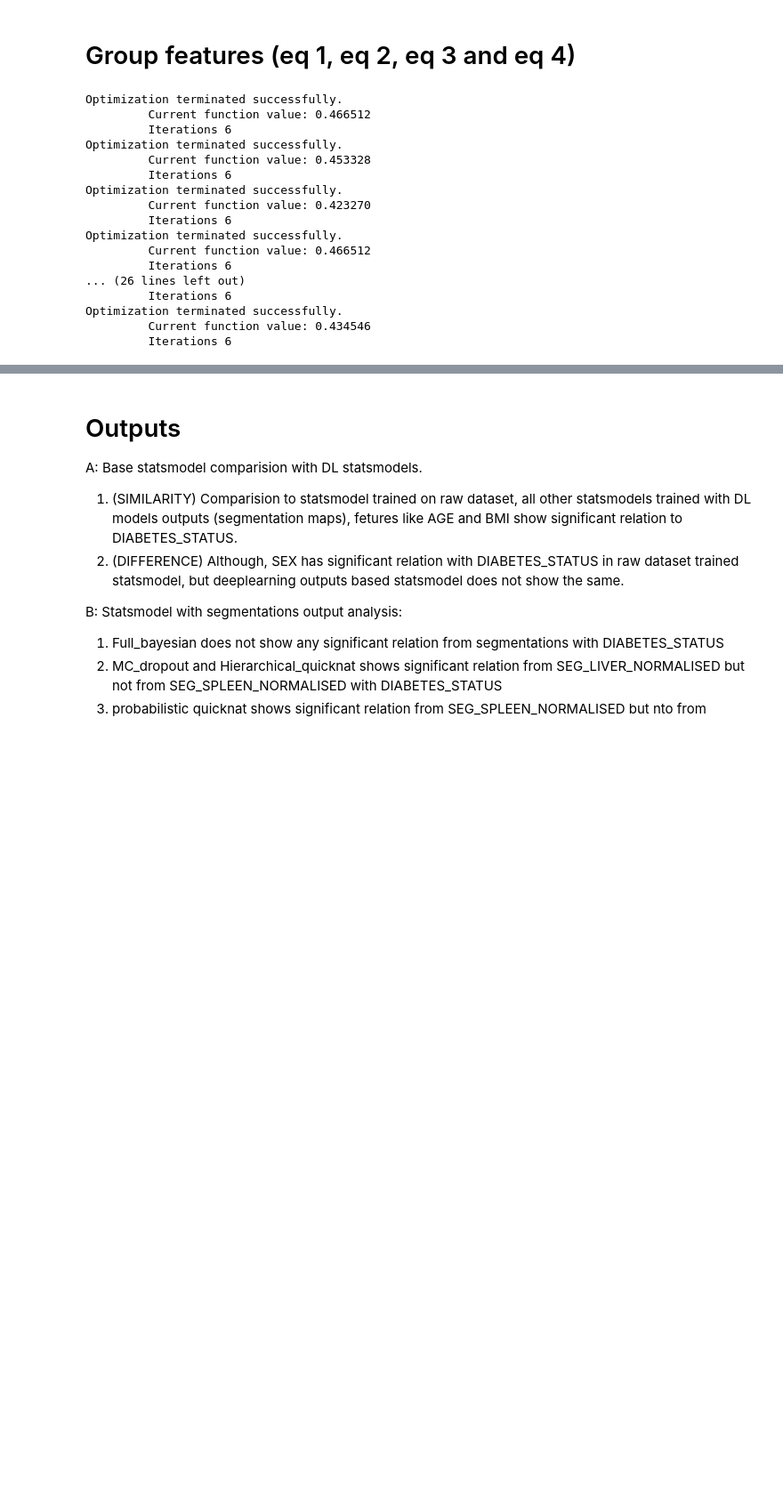
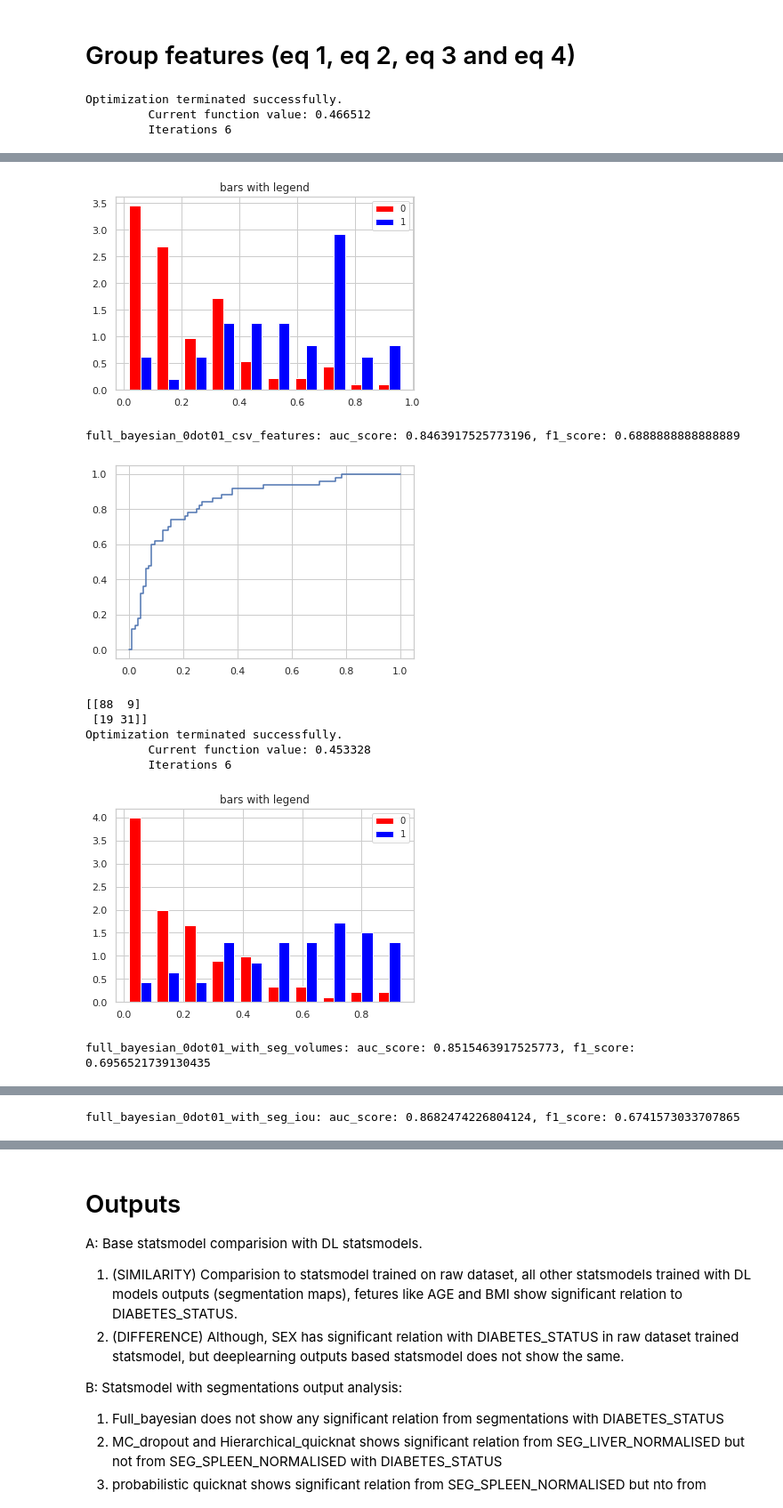
Before and after one commit to jyotirmay123/BNN-for-Uncertainty-Estimation-of-Imaging-Biomarkers, a Jupyter notebook: diabetes_classification.ipynb, the cells around one changed output, grey strips where cells are left out. Shown at 89% size. Saved outputs shown, nothing was run; the diff lists cells and outputs as text; code cells hidden in the pictures; blank space fills up the shorter version.

Commit message:
03.12.19_commit_stats_analysis_updates

```diff
--- a/diabetes_classification.ipynb
+++ b/diabetes_classification.ipynb
@@ -339,7 +364,11 @@ for model, df in dfs.items():
     if 'dataset' in model:
         selected_feats = selected_dataset_feats
     else:
-        selected_feats = selected_model_feats
+        selected_feats = selected_model_feats + ['iou_spleen_normalised', 'iou_liver_normalised', 'iou_mean_normalised']
+        df['iou_dot_seg_spleen'] = df['iou_spleen'] * df['seg_spleen']
+        df['iou_dot_seg_liver'] = df['iou_liver'] * df['seg_liver']
+        df, _ =  z_score_column_normalise(df, ['iou_dot_seg_spleen', 'iou_dot_seg_liver'])
+        df = normalise_iou(df)
 
     dfs[model] = df[df.volume_id.isin(common_vols)][selected_feats]
     df, normalised_cols = z_score_column_normalise(dfs[model], ['seg_spleen', 'seg_liver'])
@@ -450,26 +555,46 @@ for model, df in dfs.items():
     target_col = 'diabetes_status'
 
 #     Equation 1 process
-    p_values, statsmodel = discrete_group_feature_stats(basic_feats, df, target_col, ['sex'], True)
+    p_values, statsmodel, y_yp = discrete_group_feature_stats(basic_feats, df, target_col, ['sex'], True)
+#     print(y_yp)
+    auc_score, f1_score = auc_roc(y_yp, f'{model}_csv_features')
     dicts[model][target_col] = p_values
+    dicts[model][target_col]['auc'] = auc_score
+    dicts[model][target_col]['f1'] = f1_score
 
 #     Equation 2 process
     feats = basic_feats + [ 'seg_spleen_normalised', 'seg_liver_normalised']
-    p_values, statsmodel = discrete_group_feature_stats(feats, df, target_col, ['sex'], True)
+    p_values, statsmodel, y_yp = discrete_group_feature_stats(feats, df, target_col, ['sex'], True)
+    auc_score, f1_score = auc_roc(y_yp, f'{model}_with_seg_volumes')
     dicts[model][target_col+'_with_seg_volumes'] = p_values
-
+    dicts[model][target_col+'_with_seg_volumes']['auc'] = auc_score
+    dicts[model][target_col+'_with_seg_volumes']['f1'] = f1_score
     if 'dataset' in model:
         continue
 
 #     Equation 3 process
     feats = basic_feats + [ 'seg_spleen_normalised', 'seg_liver_normalised', 'iou_spleen', 'iou_liver']
-    p_values, statsmodel = discrete_group_feature_stats(feats, df, target_col, ['sex'], True)
+    p_values, statsmodel, y_yp = discrete_group_feature_stats(feats, df, target_col, ['sex'], True)
+    auc_score, f1_score = auc_roc(y_yp, f'{model}_with_seg_iou')
     dicts[model][target_col+'_with_seg_and_iou'] = p_values
+    dicts[model][target_col+'_with_seg_and_iou']['auc'] = auc_score
+    dicts[model][target_col+'_with_seg_and_iou']['f1'] = f1_score
+
+#     Equation 3.1 process
+    feats = basic_feats + [ 'seg_spleen_normalised', 'seg_liver_normalised', 'iou_dot_seg_spleen_normalised', 'iou_dot_seg_liver_normalised']
+    p_values, statsmodel, y_yp = discrete_group_feature_stats(feats, df, target_col, ['sex'], True)
+    auc_score, f1_score = auc_roc(y_yp, f'{model}_with_seg_dot_iou')
+    dicts[model][target_col+'_with_seg_dot_iou'] = p_values
+    dicts[model][target_col+'_with_seg_dot_iou']['auc'] = auc_score
+    dicts[model][target_col+'_with_seg_dot_iou']['f1'] = f1_score
 
 #     Equation 4 process
     feats = basic_feats + [ 'seg_spleen_normalised', 'seg_liver_normalised']
-    p_values, statsmodel = discrete_weighted_group_feats(df, target_col, feats, 'iou_mean')
+    p_values, statsmodel, y_yp = discrete_weighted_group_feats(df, target_col, feats, 'iou_mean_normalised')
+    auc_score, f1_score = auc_roc(y_yp, f'{model}_with_seg_reg_iou')
     dicts[model][target_col+'_with_regularised_seg_volumes'] = p_values
+    dicts[model][target_col+'_with_regularised_seg_volumes']['auc'] = auc_score
+    dicts[model][target_col+'_with_regularised_seg_volumes']['f1'] = f1_score
 
 p_value_df = df_from_nested_dicts(dicts).T
 p_value_df_styler = highlight_significance(p_value_df, 0.05)
@@ -478,17 +603,3 @@ p_value_df_styler
 Optimization terminated successfully.
          Current function value: 0.466512
          Iterations 6
-Optimization terminated successfully.
-         Current function value: 0.453328
-         Iterations 6
-Optimization terminated successfully.
-         Current function value: 0.423270
-         Iterations 6
-Optimization terminated successfully.
-         Current function value: 0.466512
-         Iterations 6
-... (26 lines left out)
-         Iterations 6
-Optimization terminated successfully.
-         Current function value: 0.434546
-         Iterations 6
@@ -511,0 +606,10 @@ Optimization terminated successfully.
+[figure, added]
+full_bayesian_0dot01_csv_features: auc_score: 0.8463917525773196, f1_score: 0.6888888888888889
+[figure, added]
+[[88  9]
+ [19 31]]
+Optimization terminated successfully.
+         Current function value: 0.453328
+         Iterations 6
+[figure, added]
+full_bayesian_0dot01_with_seg_volumes: auc_score: 0.8515463917525773, f1_score: 0.6956521739130435
@@ -511,0 +623 @@ Optimization terminated successfully.
+full_bayesian_0dot01_with_seg_iou: auc_score: 0.8682474226804124, f1_score: 0.6741573033707865
```
Also changed, not shown: parts of 14 cells of this notebook, 10 other files.
